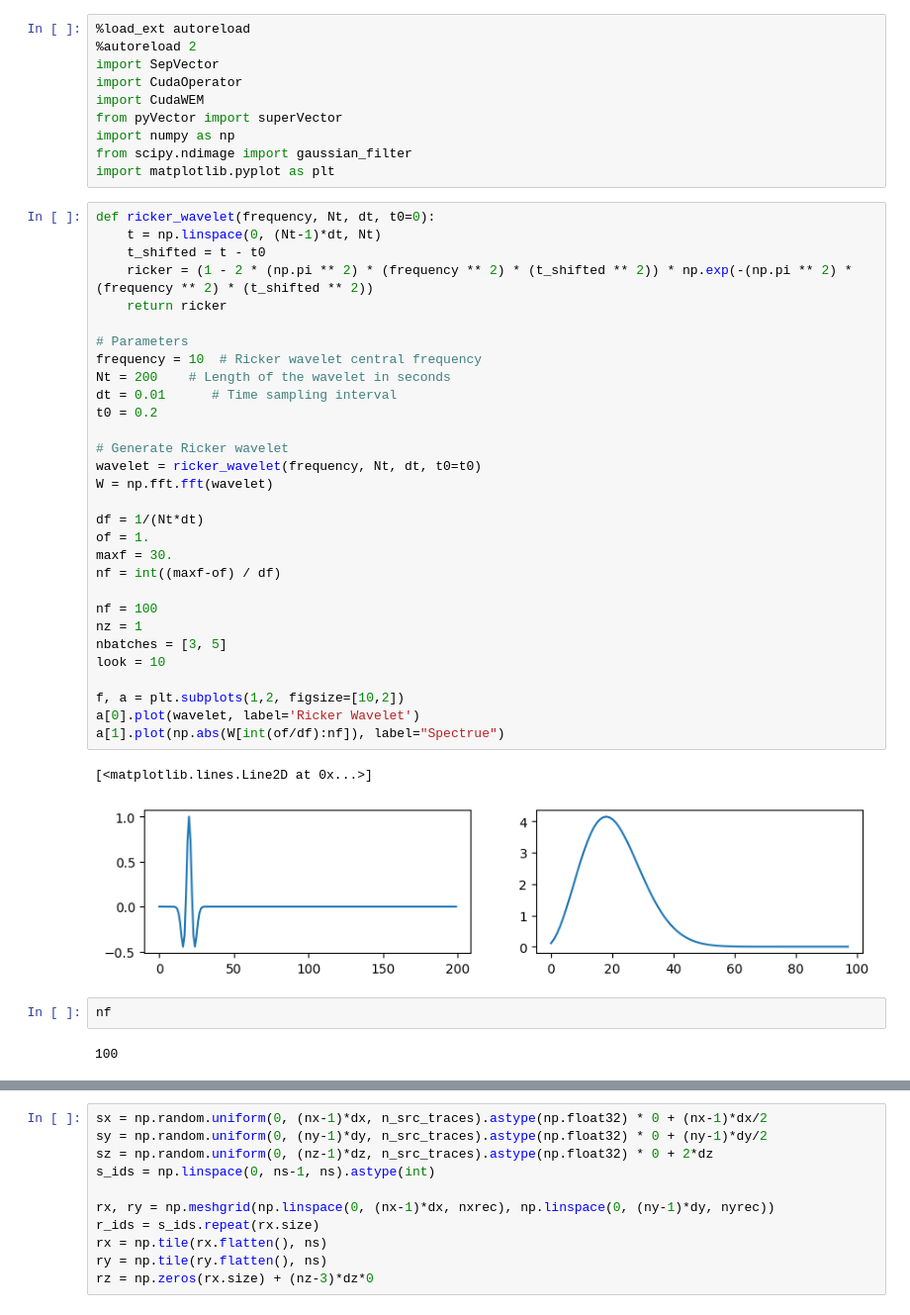
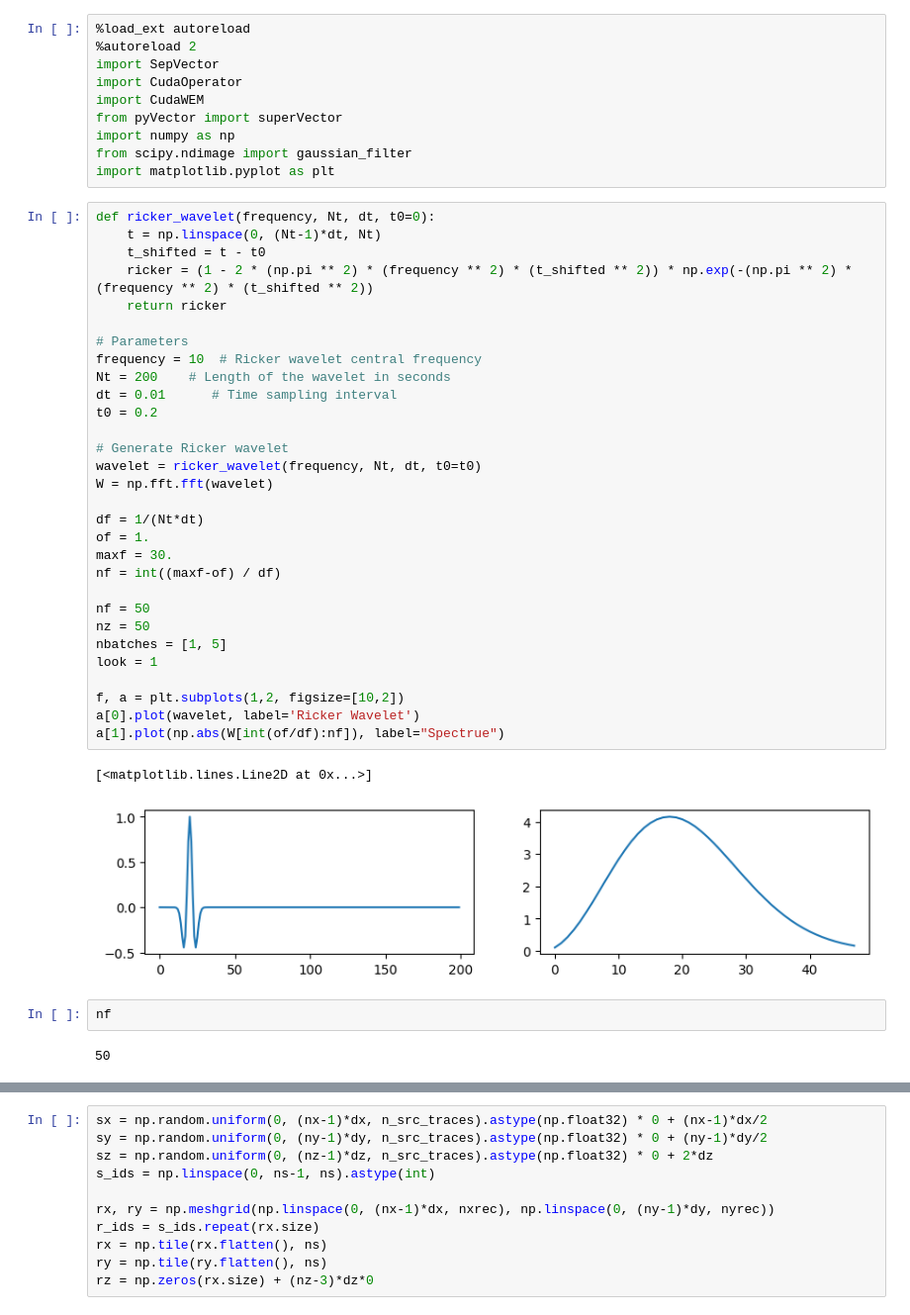
Before and after one commit to arustamm/fwix, a Jupyter notebook: propagator/jupyter/test_propagator.ipynb, the cells around one changed output, grey strips where cells are left out. Shown: that part at 99% size. Cells and saved outputs as stored; diff of their text form.

```diff
--- a/propagator/jupyter/test_propagator.ipynb
+++ b/propagator/jupyter/test_propagator.ipynb
@@ -16,38 +16,38 @@ import matplotlib.pyplot as plt
 # %%
 def ricker_wavelet(frequency, Nt, dt, t0=0):
     t = np.linspace(0, (Nt-1)*dt, Nt)
     t_shifted = t - t0
     ricker = (1 - 2 * (np.pi ** 2) * (frequency ** 2) * (t_shifted ** 2)) * np.exp(-(np.pi ** 2) * (frequency ** 2) * (t_shifted ** 2))
     return ricker
 
 # Parameters
 frequency = 10  # Ricker wavelet central frequency
 Nt = 200    # Length of the wavelet in seconds
 dt = 0.01      # Time sampling interval
 t0 = 0.2
 
 # Generate Ricker wavelet
 wavelet = ricker_wavelet(frequency, Nt, dt, t0=t0)
 W = np.fft.fft(wavelet)
 
 df = 1/(Nt*dt)
 of = 1.
 maxf = 30.
 nf = int((maxf-of) / df)
 
-nf = 100
-nz = 1
-nbatches = [3, 5]
-look = 10
+nf = 50
+nz = 50
+nbatches = [1, 5]
+look = 1
 
 f, a = plt.subplots(1,2, figsize=[10,2])
 a[0].plot(wavelet, label='Ricker Wavelet')
 a[1].plot(np.abs(W[int(of/df):nf]), label="Spectrue")
 # %% [output]
 [<matplotlib.lines.Line2D at 0x...>]
-[figure, old version]
+[figure, new version]
 # %%
 nf
 # %% [output]
-100
+50
 # %%
```
Also changed, not shown: parts of 13 cells of this notebook, 6 other files.
